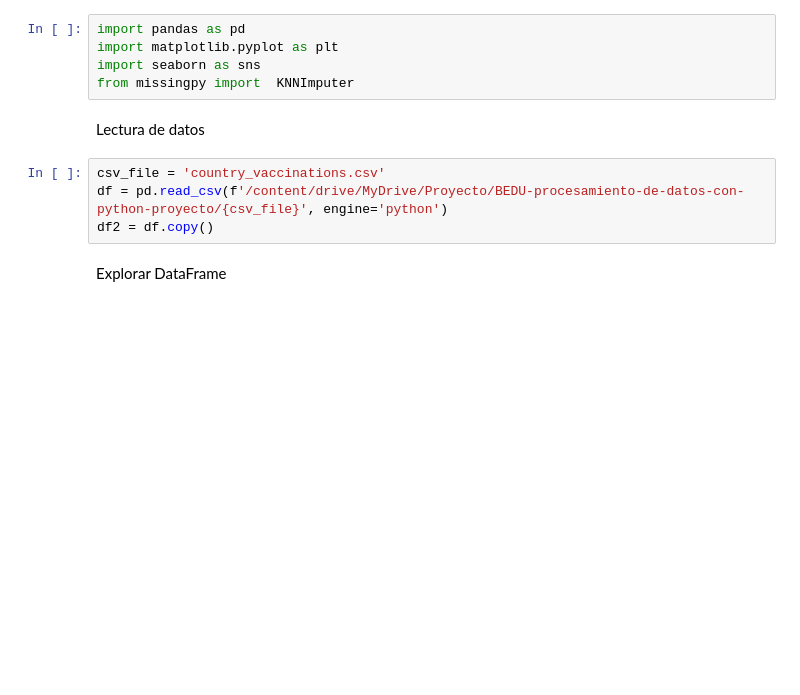
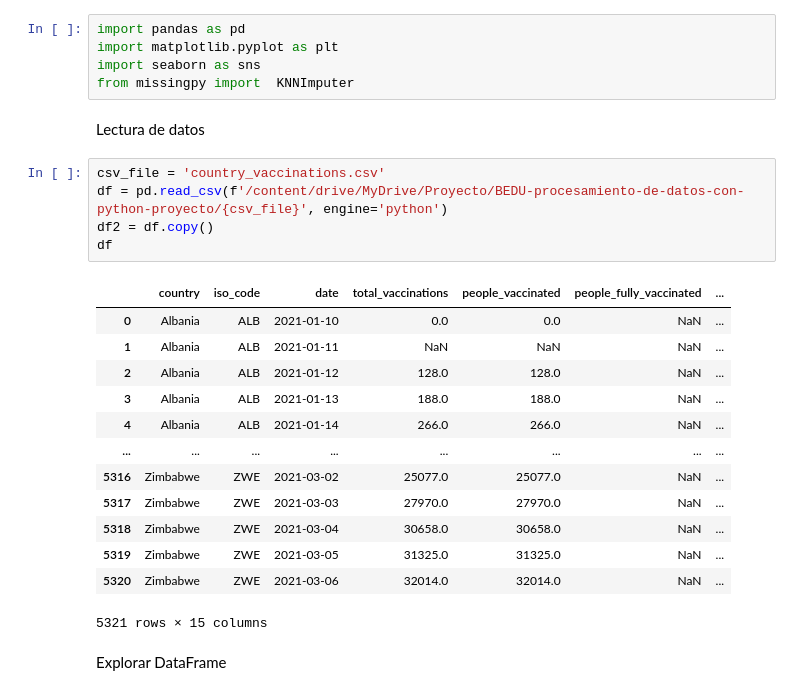
Before and after one commit to dapariciom/BEDU-procesamiento-de-datos-con-python-proyecto, a Jupyter notebook: Proyecto_Vacunas.ipynb, the cells around one changed output. Drawn from its saved outputs; the diff is of its cells as text; blank space fills up the shorter version.

```diff
--- a/Proyecto_Vacunas.ipynb
+++ b/Proyecto_Vacunas.ipynb
@@ -91,7 +72,22 @@ Lectura de datos
 # %%
 csv_file = 'country_vaccinations.csv'
 df = pd.read_csv(f'/content/drive/MyDrive/Proyecto/BEDU-procesamiento-de-datos-con-python-proyecto/{csv_file}', engine='python')
 df2 = df.copy()
+df
+# %% [output]
+|  | country | iso_code | date | total_vaccinations | people_vaccinated | people_fully_vaccinated | ... |
+| 0 | Albania | ALB | 2021-01-10 | 0.0 | 0.0 | NaN | ... |
+| 1 | Albania | ALB | 2021-01-11 | NaN | NaN | NaN | ... |
+| 2 | Albania | ALB | 2021-01-12 | 128.0 | 128.0 | NaN | ... |
+| 3 | Albania | ALB | 2021-01-13 | 188.0 | 188.0 | NaN | ... |
+| 4 | Albania | ALB | 2021-01-14 | 266.0 | 266.0 | NaN | ... |
+| ... | ... | ... | ... | ... | ... | ... | ... |
+| 5316 | Zimbabwe | ZWE | 2021-03-02 | 25077.0 | 25077.0 | NaN | ... |
+| 5317 | Zimbabwe | ZWE | 2021-03-03 | 27970.0 | 27970.0 | NaN | ... |
+| 5318 | Zimbabwe | ZWE | 2021-03-04 | 30658.0 | 30658.0 | NaN | ... |
+| 5319 | Zimbabwe | ZWE | 2021-03-05 | 31325.0 | 31325.0 | NaN | ... |
+| 5320 | Zimbabwe | ZWE | 2021-03-06 | 32014.0 | 32014.0 | NaN | ... |
+5321 rows × 15 columns
 # %% [markdown]
 Explorar DataFrame
 # %%
```
Also changed, not shown: parts of 9 cells of this notebook.
